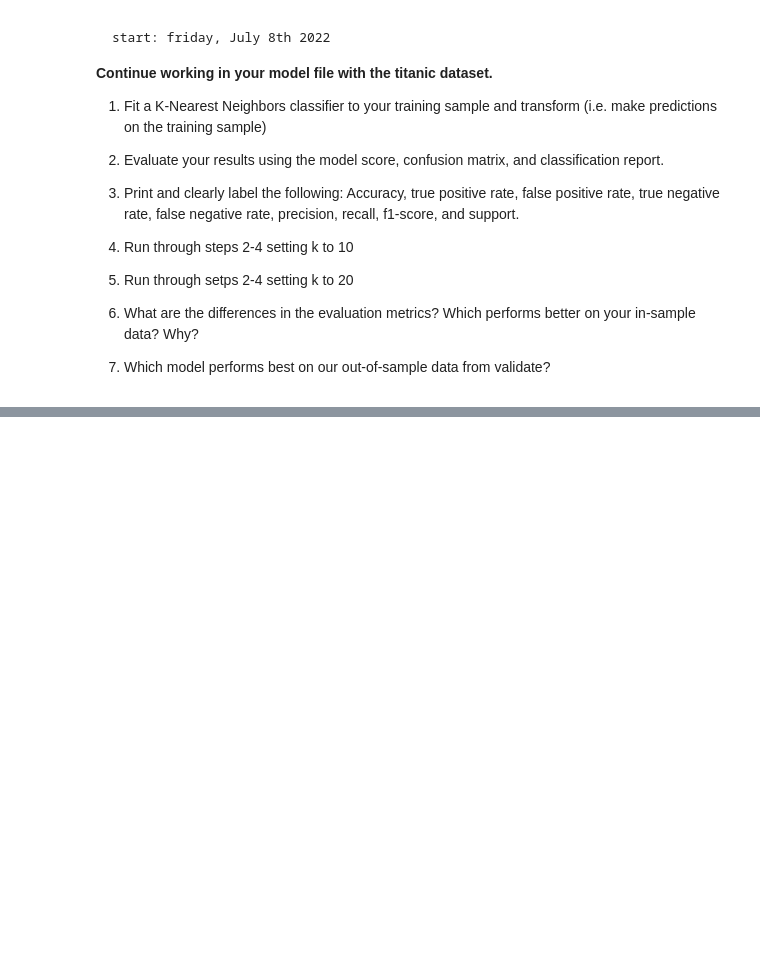
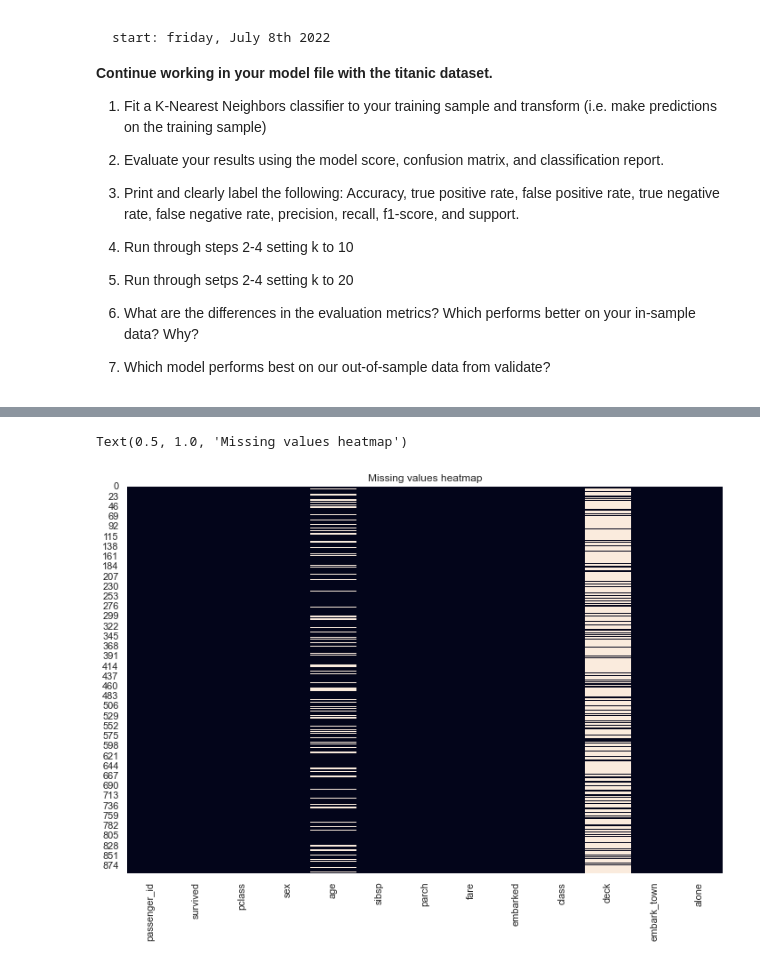
Before and after one commit to mijailmariano/classification-exercises, a Jupyter notebook: model.ipynb, the cells around one changed output, grey strips where cells are left out. Cells and saved outputs as stored; diff of their text form; code cells hidden in the pictures; blank space fills up the shorter version.

```diff
--- a/model.ipynb
+++ b/model.ipynb
@@ -848,0 +1168,8 @@ from sklearn.neighbors import KNeighborsClassifier
+# %%
+# assigning the titanic dataset
+
+titanic_df = get_titanic_data()
+# %%
+# creating a titanic_df copy
+
+titanic_copy = titanic_df.copy()
@@ -848,0 +1185,8 @@ from sklearn.neighbors import KNeighborsClassifier
+# %%
+# plotting missing values
+
+titanic_copy.isnull().sum()
+sns.heatmap(titanic_copy.isnull(), cbar = False).set_title("Missing values heatmap")
+# %% [output]
+Text(0.5, 1.0, 'Missing values heatmap')
+[figure, added]
```
Also changed, not shown: parts of 58 cells of this notebook, 4 other files.
